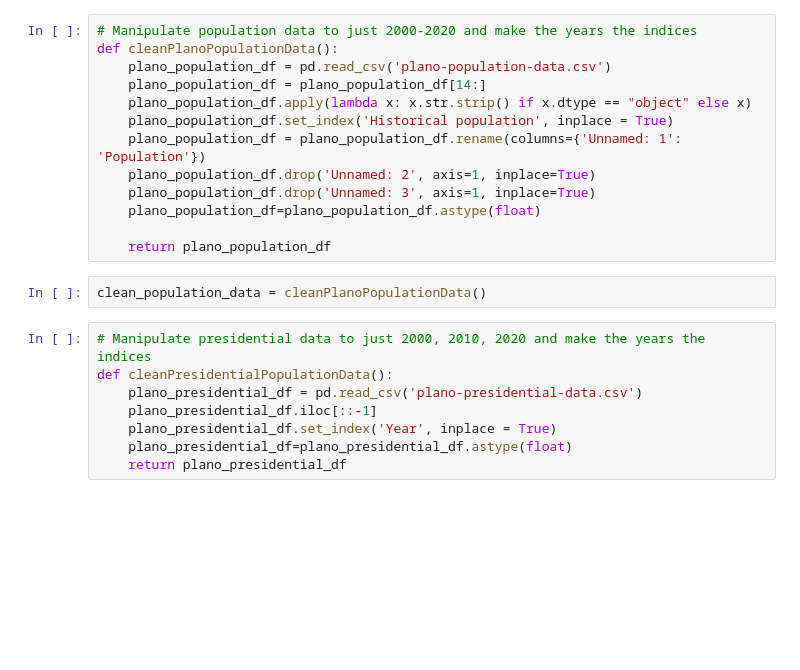
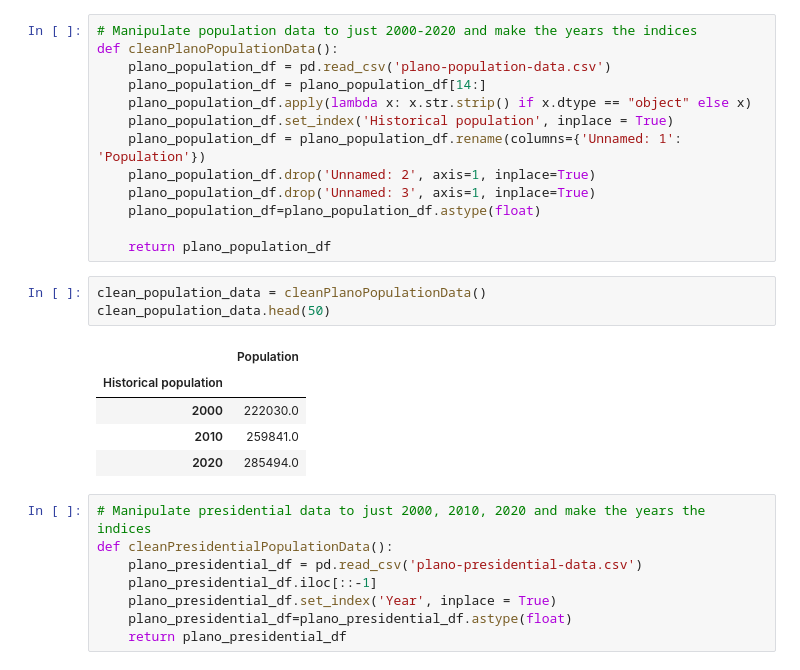
Before and after one commit to brcamp13/plotting, a Jupyter notebook: assignment-4.ipynb, the cells around one changed output. Cells and saved outputs as stored; diff of their text form; blank space fills up the shorter version.

```diff
--- a/assignment-4.ipynb
+++ b/assignment-4.ipynb
@@ -19,6 +19,13 @@ def cleanPlanoPopulationData():
     return plano_population_df
 # %%
 clean_population_data = cleanPlanoPopulationData()
+clean_population_data.head(50)
+# %% [output]
+|  | Population |
+| Historical population |  |
+| 2000 | 222030.0 |
+| 2010 | 259841.0 |
+| 2020 | 285494.0 |
 # %%
 # Manipulate presidential data to just 2000, 2010, 2020 and make the years the indices
 def cleanPresidentialPopulationData():
```
Also changed, not shown: parts of 6 cells of this notebook.
